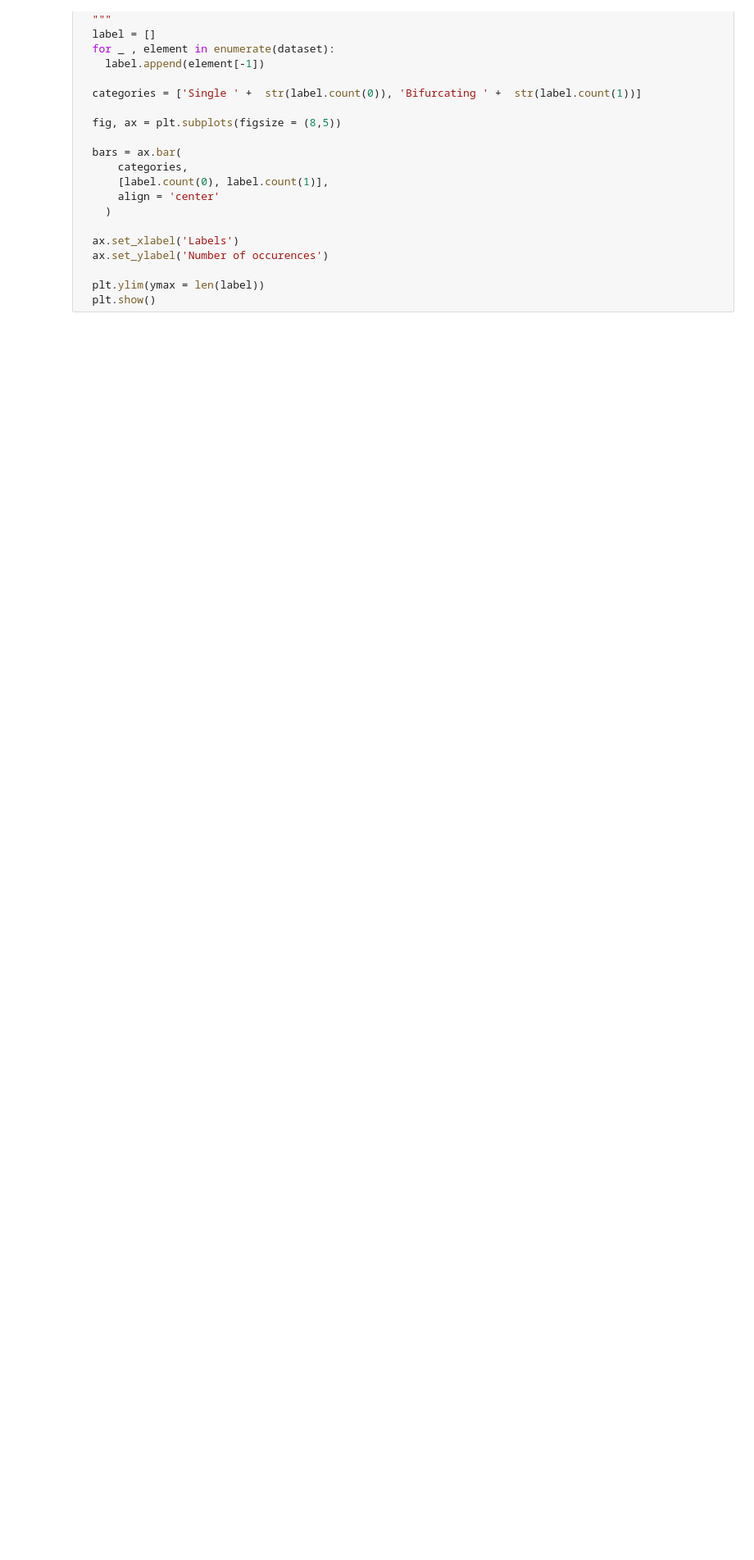
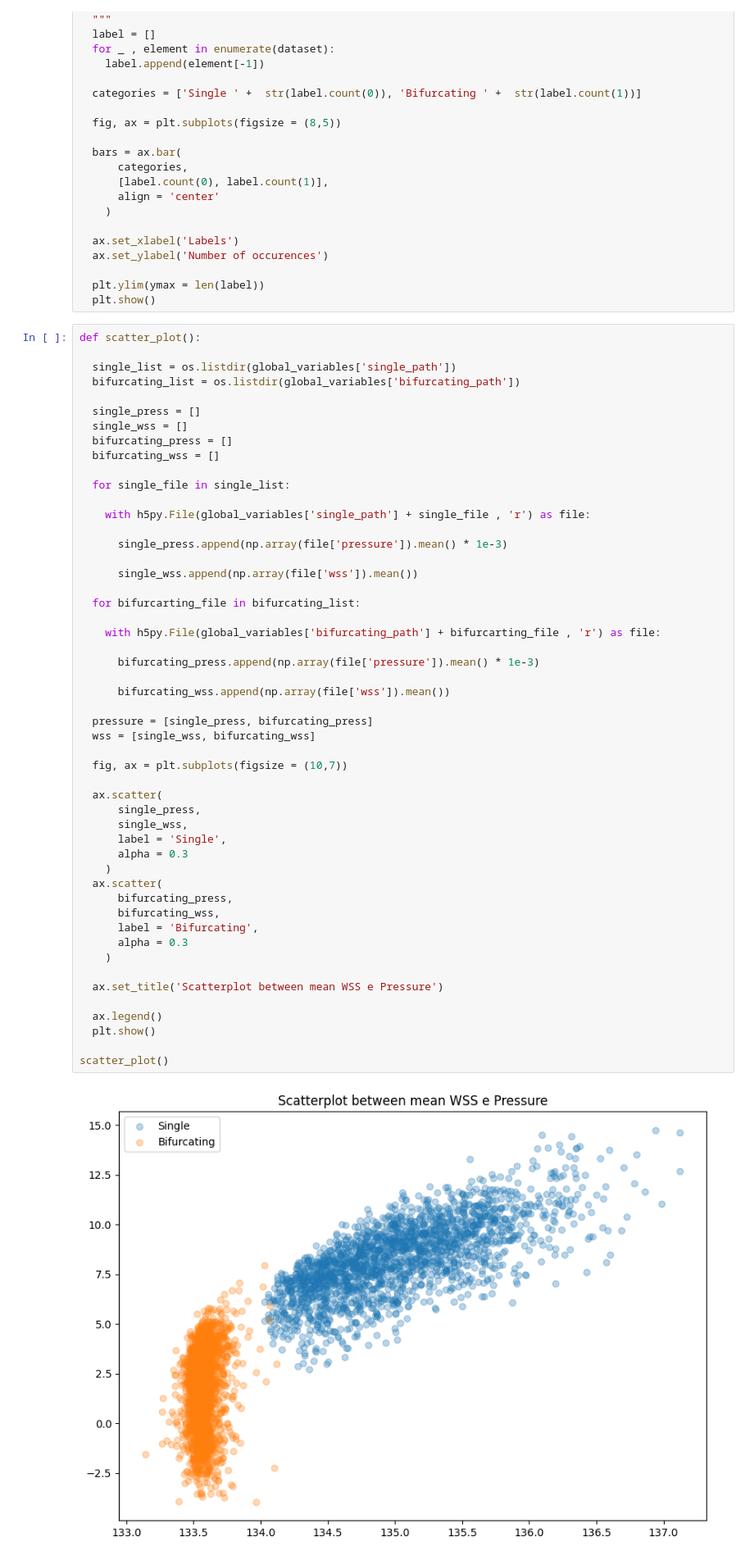
Before and after one commit to FedericoRaschiatore0123/GATr_Deep_Learning_Project, a Jupyter notebook: GATr_deep_learning_project.ipynb, the cells around one changed output. Shown at 82% size. Drawn from its saved outputs; the diff is of its cells as text; blank space fills up the shorter version.

```diff
--- a/GATr_deep_learning_project.ipynb
+++ b/GATr_deep_learning_project.ipynb
@@ -155,6 +155,59 @@ def check_balancing(dataset):
 
   plt.ylim(ymax = len(label))
   plt.show()
+# %%
+def scatter_plot():
+
+  single_list = os.listdir(global_variables['single_path'])
+  bifurcating_list = os.listdir(global_variables['bifurcating_path'])
+
+  single_press = []
+  single_wss = []
+  bifurcating_press = []
+  bifurcating_wss = []
+
+  for single_file in single_list:
+
+    with h5py.File(global_variables['single_path'] + single_file , 'r') as file:
+
+      single_press.append(np.array(file['pressure']).mean() * 1e-3)
+
+      single_wss.append(np.array(file['wss']).mean())
+
+  for bifurcarting_file in bifurcating_list:
+
+    with h5py.File(global_variables['bifurcating_path'] + bifurcarting_file , 'r') as file:
+
+      bifurcating_press.append(np.array(file['pressure']).mean() * 1e-3)
+
+      bifurcating_wss.append(np.array(file['wss']).mean())
+
+  pressure = [single_press, bifurcating_press]
+  wss = [single_wss, bifurcating_wss]
+
+  fig, ax = plt.subplots(figsize = (10,7))
+
+  ax.scatter(
+      single_press,
+      single_wss,
+      label = 'Single',
+      alpha = 0.3
+    )
+  ax.scatter(
+      bifurcating_press,
+      bifurcating_wss,
+      label = 'Bifurcating',
+      alpha = 0.3
+    )
+
+  ax.set_title('Scatterplot between mean WSS e Pressure')
+
+  ax.legend()
+  plt.show()
+
+scatter_plot()
+# %% [output]
+[figure, added]
 # %% [markdown]
 # Geometric Algebra
 
```
Also changed, not shown: parts of 11 cells of this notebook.
